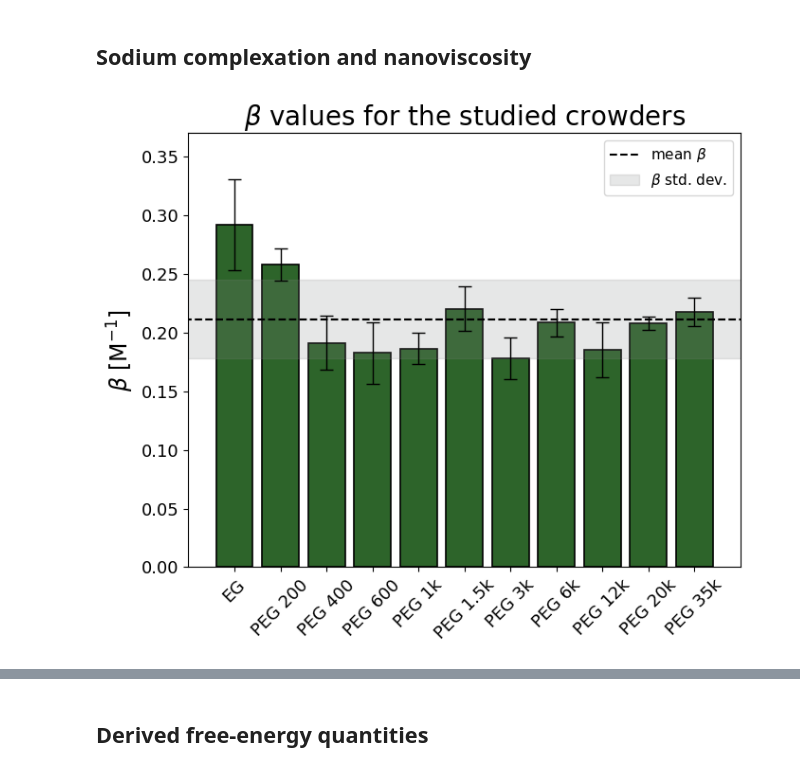
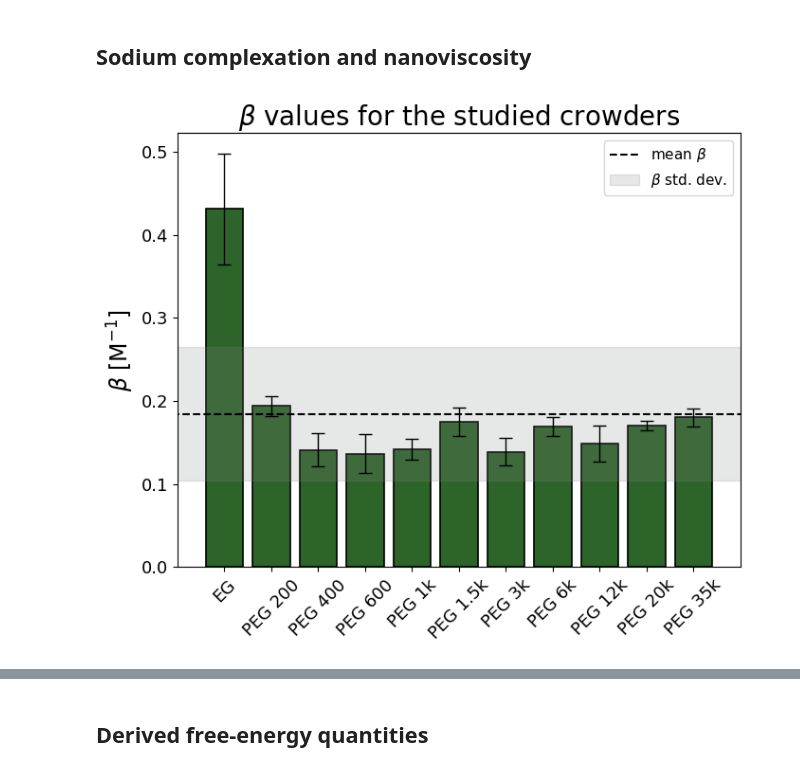
Before and after one commit to antonilis/molecular_crowding, a Jupyter notebook: plots.ipynb, the cells around one changed output, grey strips where cells are left out. Saved outputs shown, nothing was run; the diff lists cells and outputs as text; code cells hidden in the pictures.

```diff
--- a/plots.ipynb
+++ b/plots.ipynb
@@ -342,7 +570,9 @@ for filename in os.listdir(directory):
     z_correction = RI / 1.333  # RI_water
 
     # Constants
-    C_Don = 1e-8 * ((100 - wt_percent) / 100)
+    C_Don = compute_effective_donor_concentration(
+    wt_percent,
+    C_nominal=1e-8)
     alfa = df['a'][0]
     gamma = alfa * df['y'][0]
     v0 = 6.02e23 * 1e-16 * 10 * df['Vef_[fl]'][0] * z_correction
@@ -370,16 +600,16 @@ for filename in os.listdir(directory):
     # Plot
     style = styles[crowder_name]
     plt.figure(figsize=(7, 5.6))
-    plt.errorbar(x, y, yerr=y_model_uncertainty, fmt=style['marker'], ms=style['ms'],
+    plt.errorbar(x*10**9, y, yerr=y_model_uncertainty, fmt=style['marker'], ms=style['ms'],
                  color=style['color'], mec=style['mec'], label='data',
                  elinewidth=1.2, capsize=3)
 
-    plt.plot(xx, K_fitting(xx, fitK, fitD),
+    plt.plot(xx*10**9, K_fitting(xx, fitK, fitD),
              label=fr'{style["label"]} fit: $K = ({fitK:.1e} \pm {fitKerr:.1e})$ M$^{{-1}}$',
              color=style['color'], linestyle='--', lw=2)
 
-    plt.xlabel(r'$C_{DNA}$ (acceptor) [M]', fontsize=17)
-    plt.ylabel('countrate [cps]', fontsize=17)
+    plt.xlabel(r'$C_{DNA}$ (acceptor) [nM]', fontsize=17)
+    plt.ylabel('donor count rate [cps]', fontsize=17)
     plt.title(f'$K$ fit for {style["label"]} ({wt_percent:.1f} wt.%)', fontsize=20)
     plt.legend(fontsize=11, frameon=True)
     plt.xticks(fontsize=13)
@@ -414,7 +644,9 @@ for filename in os.listdir(directory):
     z_correction = RI / 1.333  # RI_water
 
     # Constants
-    C_Don = 1e-8 * ((100 - wt_percent) / 100)
+    C_Don = compute_effective_donor_concentration(
+    wt_percent,
+    C_nominal=1e-8)
     alfa = df['a'][0]
     gamma = alfa * df['y'][0]
     v0 = 6.02e23 * 1e-16 * 10 * df['Vef_[fl]'][0] * z_correction
@@ -441,17 +673,17 @@ for filename in os.listdir(directory):
 
     # Plot on shared axes
     style = styles[crowder_name]
-    plt.errorbar(x, y, yerr=y_model_uncertainty, fmt=style['marker'], ms=style['ms'],
+    plt.errorbar(x*10**9, y, yerr=y_model_uncertainty, fmt=style['marker'], ms=style['ms'],
                  color=style['color'], mec=style['mec'], label=f'{style["label"]} {wt_percent:.1f} wt.% data',
                  elinewidth=1.2, capsize=3)
 
-    plt.plot(xx, K_fitting(xx, fitK, fitD),
+    plt.plot(xx*10**9, K_fitting(xx, fitK, fitD),
              label=fr'{style["label"]} {wt_percent:.1f} wt.% fit: $K = ({fitK:.1e} \pm {fitKerr:.1e})$ M$^{{-1}}$',
              color=style['color'], linestyle='--', lw=2)
 
 # Finalize combined plot
-plt.xlabel(r'$C_{DNA}$ (acceptor) [M]', fontsize=17)
-plt.ylabel('countrate [cps]', fontsize=17)
+plt.xlabel(r'$C_{DNA}$ (acceptor) [nM]', fontsize=17)
+plt.ylabel('donor count rate [cps]', fontsize=17)
 plt.title(r'$K$ fits for EG and PEG 35k at 25 wt.%', fontsize=20)
 plt.legend(fontsize=11, frameon=True)
 plt.xticks(fontsize=13)
@@ -681,7 +1147,7 @@ for peg, style in styles.items():
 
     # Formatting
     plt.title(f'molecular crowding fit for {style["label"]}', fontsize=20)
-    plt.xlabel('crowder wt.%', fontsize=17)
+    plt.xlabel('crowder concentration [wt.%]', fontsize=17)
     plt.ylabel(r'$K$ [M$^{-1}$]', fontsize=17)
     plt.xticks(fontsize=13)
     plt.yticks(fontsize=13)
@@ -1087,7 +1644,6 @@ plt.show()
 ## Sodium complexation and nanoviscosity
 # %%
 # all β fits
-# value and error for EGly divided by 2 (earlier no. of monomers was set as 1, not 2)
 sodium_obj = all_data.SodiumCrowderComplexationObj
 raw_data = sodium_obj.analyzed_data.copy()
 D_Na0 = sodium_obj.D_Na0
@@ -1147,10 +1703,6 @@ for crowder, style in styles.items():
     beta = uts.get_float_uncertainty(crowder_data['Beta complex'])[0][0]
     beta_err = uts.get_float_uncertainty(crowder_data['Beta complex'])[1][0]
 
-    if crowder == 'EGly':
-        beta /= 2
-        beta_err /= 2
-
     # Fit line and uncertainty band
     x_range = np.linspace(np.min(x) - 0.2, np.max(x) + 0.2, 100)
     y_fit = slope * x_range + intercept
@@ -1225,7 +1777,6 @@ save_grouped_plot_images(
 )
 # %%
 # β values as barplot
-# value and error for EGly divided by 2 (earlier no. of monomers was set as 1, not 2)
 
 # Load data from repository objects (no external module import)
 raw_data = all_data.SodiumCrowderComplexationObj.analyzed_data.copy()
@@ -1274,10 +1825,6 @@ for crowder, style in styles.items():
 
     beta, beta_err = uts.get_float_uncertainty(crowder_data['Beta complex'])
 
-    if crowder == 'EGly':
-        beta = beta / 2
-        beta_err = beta_err / 2
-
     beta_values.append(beta[0])
     beta_errors.append(beta_err[0])
     crowder_labels.append(style['label'])
@@ -1288,32 +1835,32 @@ std_beta = np.std(beta_values)
 
 # Plot
 plt.figure(figsize=(7, 6))
 x_pos = np.arange(len(crowder_labels))
 
 # Bar plot
 plt.bar(x_pos, beta_values, yerr=beta_errors,
         color=bar_color, edgecolor=bar_edgecolor, capsize=5,
         linewidth=1.2, error_kw=dict(elinewidth=1, capthick=1))
 
 # Average line and shaded region
 x_min, x_max = -2, len(crowder_labels) + 1.5
 
 plt.plot([x_min, x_max], [mean_beta, mean_beta],
          color='black', linestyle='--', linewidth=1.5, label=r'mean $\beta$')
 plt.fill_between([x_min, x_max],
                  mean_beta - std_beta, mean_beta + std_beta,
                  color='#868788', alpha=0.2, label=r'$\beta$ std. dev.')
 
 # Formatting
 plt.xticks(x_pos, crowder_labels, rotation=45, ha='center', fontsize=13)
 plt.ylabel(r'$\beta$ [M$^{-1}$]', fontsize=17)
 plt.title(r'$\beta$ values for the studied crowders', fontsize=20)
 plt.yticks(fontsize=13)
 plt.xlim(-1, len(crowder_labels))
-plt.ylim(0, 0.37)
+# plt.ylim(0, 0.37)
 plt.legend(fontsize=11, frameon=True)
 plt.tight_layout()
 plt.savefig('plots/beta_barplot.png', dpi=300, transparent=True)
 plt.show()
 # %% [output]
-[figure, old version]
+[figure, new version]
```
Also changed, not shown: parts of 26 cells of this notebook, 59 other files.
